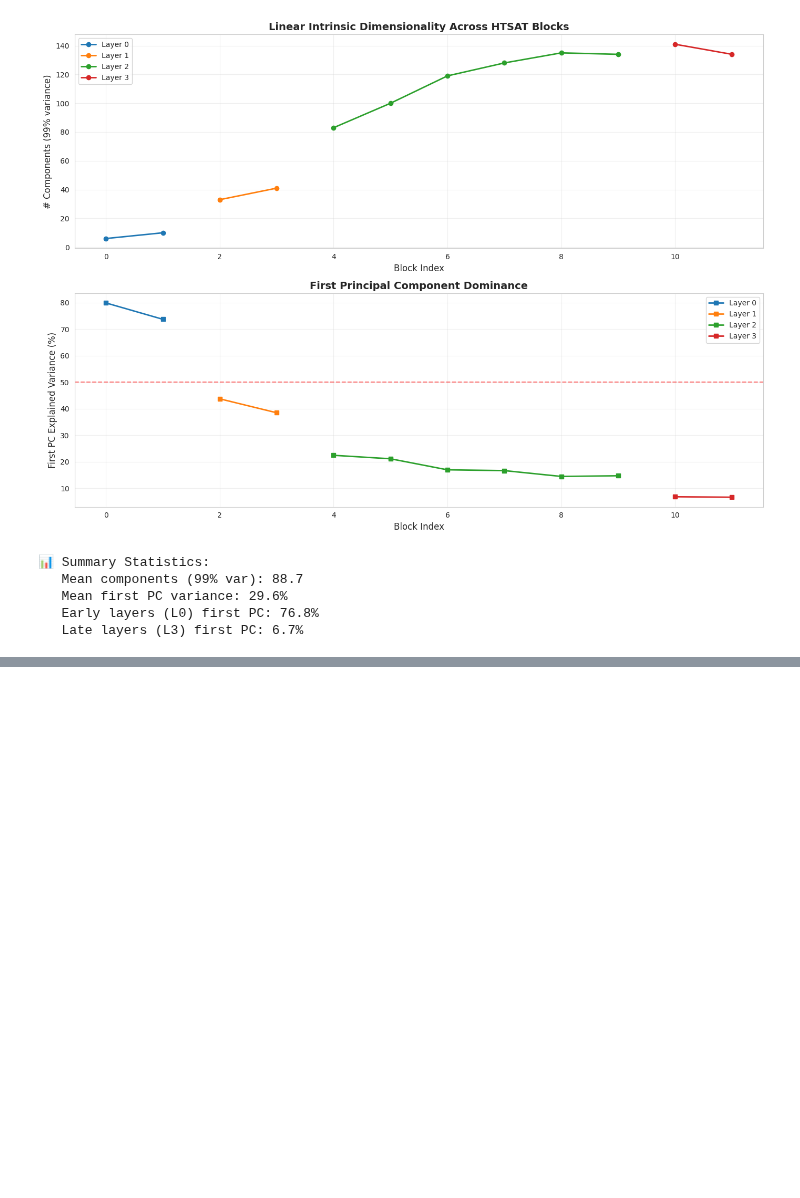
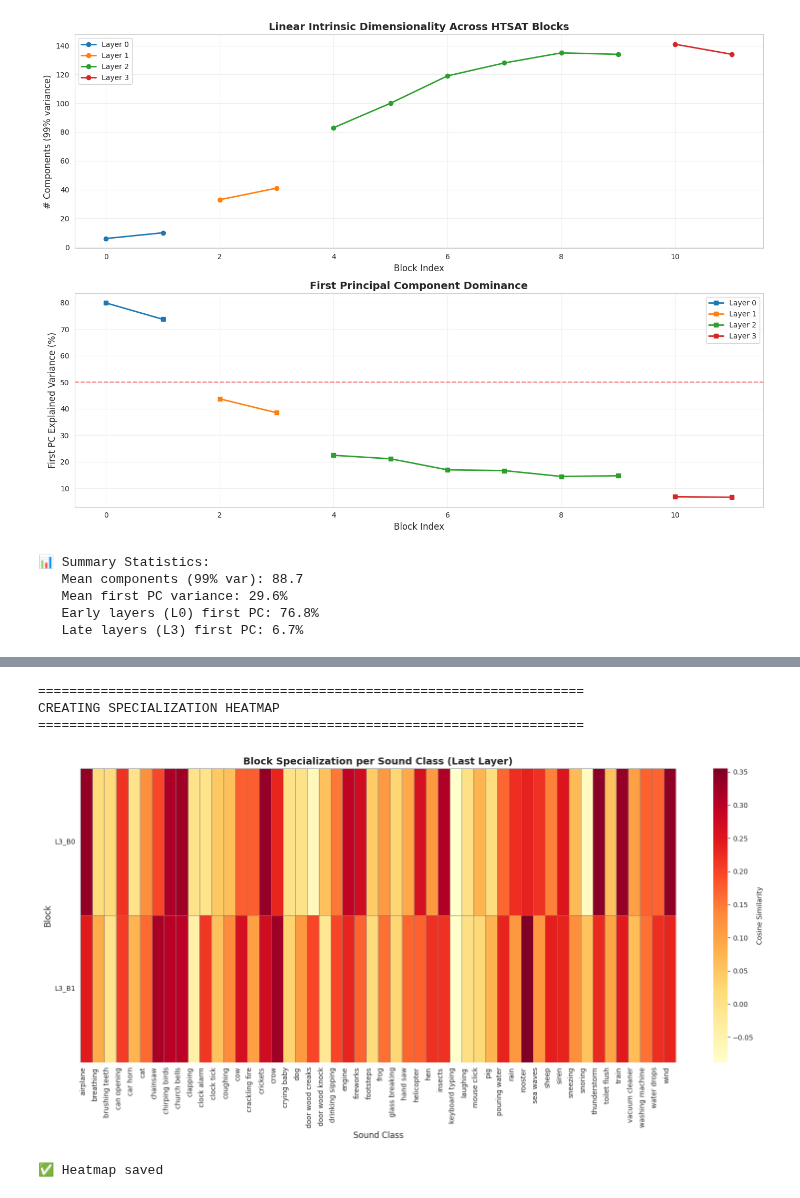
Before and after one commit to lorenzo-arcioni/ResiDual-CLAP, a Jupyter notebook: src/residual_analysis.ipynb, the cells around one changed output, grey strips where cells are left out. Cells and saved outputs as stored; diff of their text form; code cells hidden in the pictures; blank space fills up the shorter version.

```diff
--- a/src/residual_analysis.ipynb
+++ b/src/residual_analysis.ipynb
@@ -505,0 +558,46 @@ RuntimeError: mat1 and mat2 shapes cannot be multiplied (200x768 and 1024x50)
+# %%
+# ============================================================================
+# STEP 10: Heatmap of Block-Class Specialization
+# ============================================================================
+print("\n" + "="*70)
+print("CREATING SPECIALIZATION HEATMAP")
+print("="*70)
+
+# Create matrix: blocks × classes
+spec_matrix = []
+block_names = []
+
+for block_key in sorted(last_layer_blocks):
+    spec_matrix.append(specialization_scores[block_key]['class_similarities'])
+    block_names.append(block_key)
+
+spec_matrix = np.array(spec_matrix)
+
+# Plot heatmap
+plt.figure(figsize=(16, 8))
+sns.heatmap(
+    spec_matrix,
+    xticklabels=dataset.classes,
+    yticklabels=block_names,
+    cmap='YlOrRd',
+    cbar_kws={'label': 'Cosine Similarity'},
+    linewidths=0.5,
+    linecolor='gray'
+)
+
+plt.title('Block Specialization per Sound Class (Last Layer)', fontsize=14, fontweight='bold')
+plt.xlabel('Sound Class', fontsize=12)
+plt.ylabel('Block', fontsize=12)
+plt.xticks(rotation=90, ha='right')
+plt.yticks(rotation=0)
+plt.tight_layout()
+plt.savefig('specialization_heatmap.png', dpi=300, bbox_inches='tight')
+plt.show()
+
+print("\n✅ Heatmap saved")
+# %% [output]
+======================================================================
+CREATING SPECIALIZATION HEATMAP
+======================================================================
+[figure, added]
+✅ Heatmap saved
```
Also changed, not shown: parts of 3 cells of this notebook, 1 other file.
